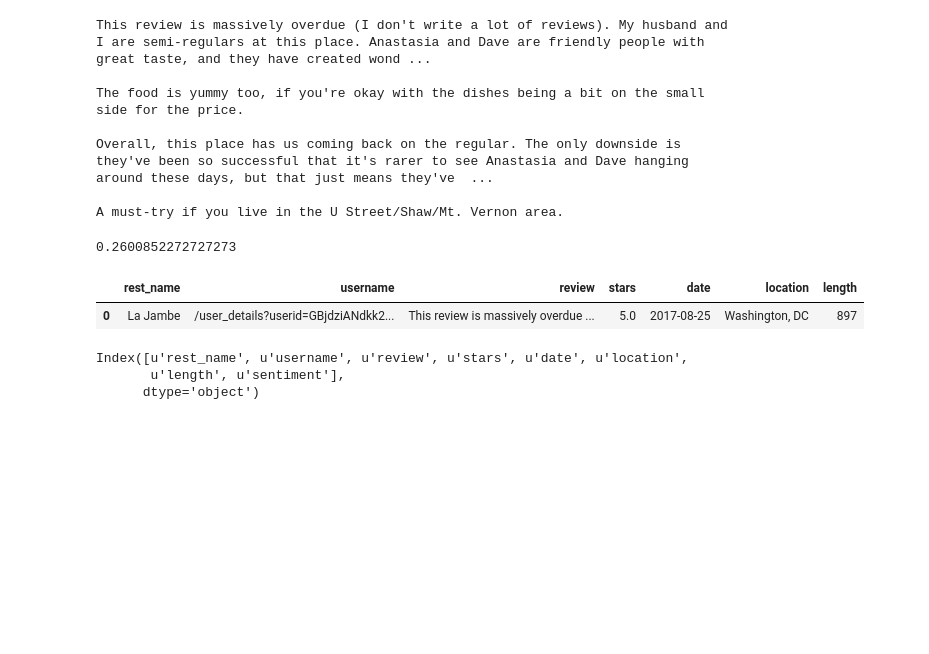
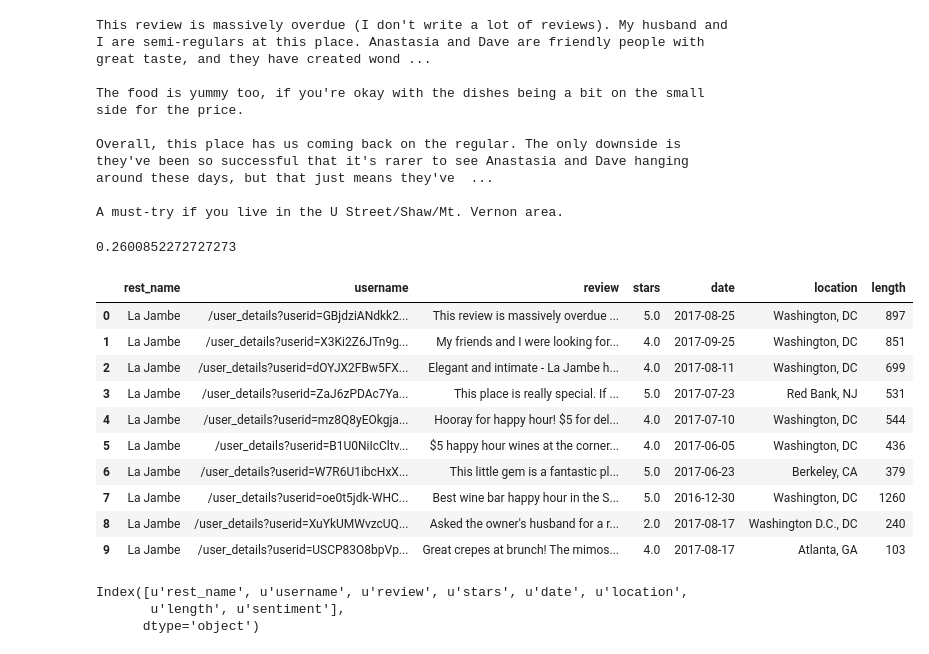
Before and after one commit to jerzeyguy384/nlpsideproject, a Jupyter notebook: Continous NLP Project.ipynb, the cells around one changed output. Drawn from its saved outputs; the diff is of its cells as text; code cells hidden in the pictures; blank space fills up the shorter version.

```diff
--- a/Continous NLP Project.ipynb
+++ b/Continous NLP Project.ipynb
@@ -379,10 +383,19 @@ review.sentiment.polarity
 # %%
 # understanding the apply method
 yelp['length'] = yelp.review.apply(len)
-yelp.head(1)
+yelp.head(10)
 # %% [output]
 |  | rest_name | username | review | stars | date | location | length |
 | 0 | La Jambe | /user_details?userid=GBjdziANdkk2... | This review is massively overdue ... | 5.0 | 2017-08-25 | Washington, DC | 897 |
+| 1 | La Jambe | /user_details?userid=X3Ki2Z6JTn9g... | My friends and I were looking for... | 4.0 | 2017-09-25 | Washington, DC | 851 |
+| 2 | La Jambe | /user_details?userid=dOYJX2FBw5FX... | Elegant and intimate - La Jambe h... | 4.0 | 2017-08-11 | Washington, DC | 699 |
+| 3 | La Jambe | /user_details?userid=ZaJ6zPDAc7Ya... | This place is really special. If ... | 5.0 | 2017-07-23 | Red Bank, NJ | 531 |
+| 4 | La Jambe | /user_details?userid=mz8Q8yEOkgja... | Hooray for happy hour! $5 for del... | 4.0 | 2017-07-10 | Washington, DC | 544 |
+| 5 | La Jambe | /user_details?userid=B1U0NiIcCltv... | $5 happy hour wines at the corner... | 4.0 | 2017-06-05 | Washington, DC | 436 |
+| 6 | La Jambe | /user_details?userid=W7R6U1ibcHxX... | This little gem is a fantastic pl... | 5.0 | 2017-06-23 | Berkeley, CA | 379 |
+| 7 | La Jambe | /user_details?userid=oe0t5jdk-WHC... | Best wine bar happy hour in the S... | 5.0 | 2016-12-30 | Washington, DC | 1260 |
+| 8 | La Jambe | /user_details?userid=XuYkUMWvzcUQ... | Asked the owner's husband for a r... | 2.0 | 2017-08-17 | Washington D.C., DC | 240 |
+| 9 | La Jambe | /user_details?userid=USCP83O8bpVp... | Great crepes at brunch! The mimos... | 4.0 | 2017-08-17 | Atlanta, GA | 103 |
 # %%
 # define a function that accepts text and returns the polarity
 def detect_sentiment(text):
```
Also changed, not shown: parts of 16 cells of this notebook.
